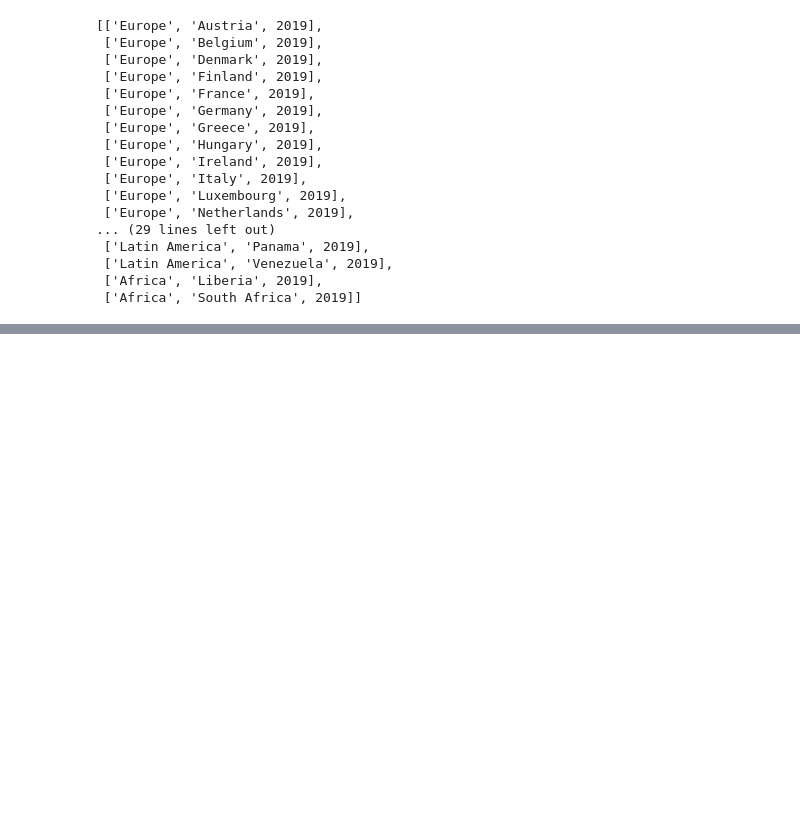
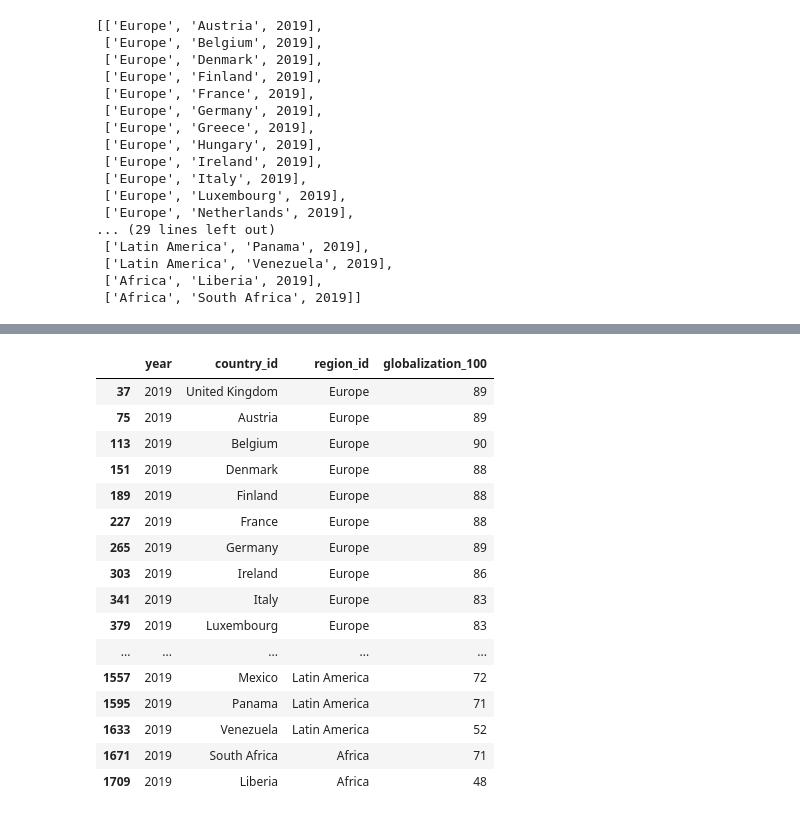
Before and after one commit to sabrinasaleh/Project3-FDI-by-MNCs, a Jupyter notebook: json_tasks.ipynb, the cells around one changed output, grey strips where cells are left out. Drawn from its saved outputs; the diff is of its cells as text; code cells hidden in the pictures; blank space fills up the shorter version.

```diff
--- a/json_tasks.ipynb
+++ b/json_tasks.ipynb
@@ -133,0 +225,42 @@ drop_down
+# %%
+df_2019 = df.loc[(df["year"] == 2019)].drop(
+    [
+        "year_id",
+        "countries",
+        "regions",
+        "western_emerging",
+        "west_emerge_id",
+        "capital",
+        "latitude",
+        "longitude",
+        "fdi_in_usa_million",
+        "gdp_per_capita_usd",
+        "interaction_gdp",
+        "fdi_by_usa_million",
+        "interaction_us_fdi",
+        "stock_market_capitalization_gdp",
+        "interaction_stock_mkt",
+        "government_effectiveness ",
+        "rule_of_law",
+    ],
+    axis=1)
+
+df_2019
+# %% [output]
+|  | year | country_id | region_id | globalization_100 |
+| 37 | 2019 | United Kingdom | Europe | 89 |
+| 75 | 2019 | Austria | Europe | 89 |
+| 113 | 2019 | Belgium | Europe | 90 |
+| 151 | 2019 | Denmark | Europe | 88 |
+| 189 | 2019 | Finland | Europe | 88 |
+| 227 | 2019 | France | Europe | 88 |
+| 265 | 2019 | Germany | Europe | 89 |
+| 303 | 2019 | Ireland | Europe | 86 |
+| 341 | 2019 | Italy | Europe | 83 |
+| 379 | 2019 | Luxembourg | Europe | 83 |
+| ... | ... | ... | ... | ... |
+| 1557 | 2019 | Mexico | Latin America | 72 |
+| 1595 | 2019 | Panama | Latin America | 71 |
+| 1633 | 2019 | Venezuela | Latin America | 52 |
+| 1671 | 2019 | South Africa | Africa | 71 |
+| 1709 | 2019 | Liberia | Africa | 48 |
```
Also changed, not shown: parts of 5 cells of this notebook.
